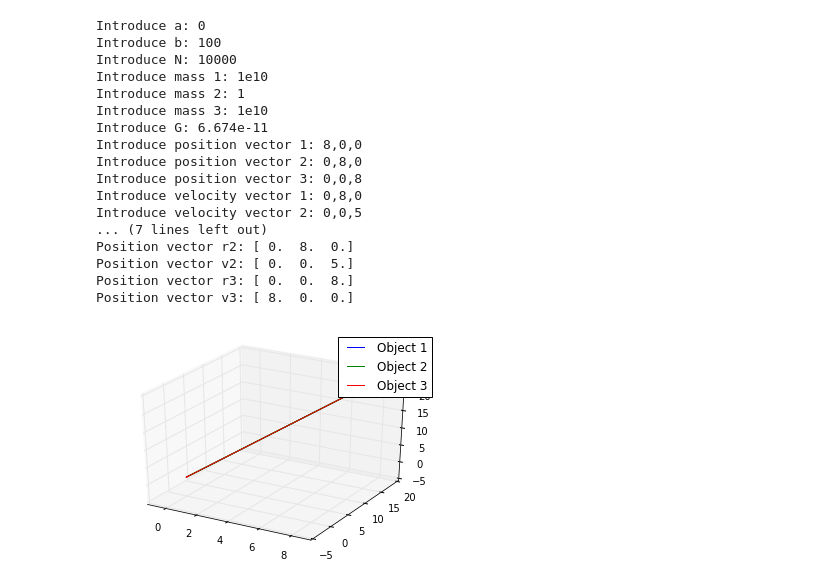
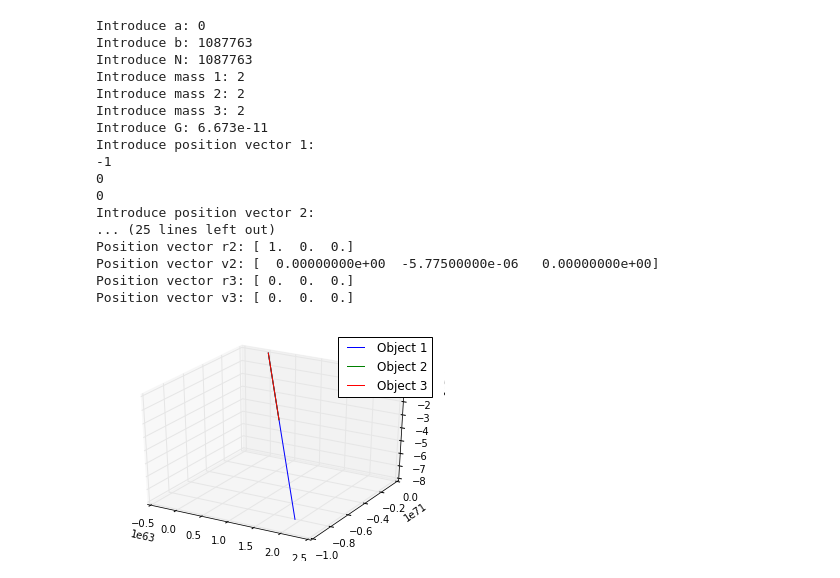
Before and after one commit to RodolfoFerro/diego.andrade, a Jupyter notebook: 3-body problem/Diego.ipynb, the cells around one changed output. Cells and saved outputs as stored; diff of their text form; code cells hidden in the pictures.

```diff
--- a/3-body problem/Diego.ipynb
+++ b/3-body problem/Diego.ipynb
@@ -17,18 +17,18 @@ G = float(input("Introduce G: "))
 # Vectors input:
 r = []
 v = []
-temp = list(input("Introduce position vector 1: "))
-r.append(np.array([float(temp[i]) for i in range(len(temp)) if i%2 == 0]))
-temp = list(input("Introduce position vector 2: "))
-r.append(np.array([float(temp[i]) for i in range(len(temp)) if i%2 == 0]))
-temp = list(input("Introduce position vector 3: "))
-r.append(np.array([float(temp[i]) for i in range(len(temp)) if i%2 == 0]))
-temp = list(input("Introduce velocity vector 1: "))
-v.append(np.array([float(temp[i]) for i in range(len(temp)) if i%2 == 0]))
-temp = list(input("Introduce velocity vector 2: "))
-v.append(np.array([float(temp[i]) for i in range(len(temp)) if i%2 == 0]))
-temp = list(input("Introduce velocity vector 3: "))
-v.append(np.array([float(temp[i]) for i in range(len(temp)) if i%2 == 0]))
+print("Introduce position vector 1:")
+r.append(np.array([float(input()) for i in range(3)]))
+print("Introduce position vector 2:")
+r.append(np.array([float(input()) for i in range(3)]))
+print("Introduce position vector 3:")
+r.append(np.array([float(input()) for i in range(3)]))
+print("Introduce velocity vector 1:")
+v.append(np.array([float(input()) for i in range(3)]))
+print("Introduce velocity vector 2:")
+v.append(np.array([float(input()) for i in range(3)]))
+print("Introduce velocity vector 3:")
+v.append(np.array([float(input()) for i in range(3)]))
 
 r = np.array(r)
 v = np.array(v)
@@ -48,19 +48,19 @@ for i in range(3):
     print("Position vector v{}: {}".format(i+1, v[i]))
 # %% [output]
 Introduce a: 0
-Introduce b: 100
-Introduce N: 10000
-Introduce mass 1: 1e10
-Introduce mass 2: 1
-Introduce mass 3: 1e10
-Introduce G: 6.674e-11
-Introduce position vector 1: 8,0,0
-Introduce position vector 2: 0,8,0
-Introduce position vector 3: 0,0,8
-Introduce velocity vector 1: 0,8,0
-Introduce velocity vector 2: 0,0,5
-... (7 lines left out)
-Position vector r2: [ 0.  8.  0.]
-Position vector v2: [ 0.  0.  5.]
-Position vector r3: [ 0.  0.  8.]
-Position vector v3: [ 8.  0.  0.]
+Introduce b: 1087763
+Introduce N: 1087763
+Introduce mass 1: 2
+Introduce mass 2: 2
+Introduce mass 3: 2
+Introduce G: 6.673e-11
+Introduce position vector 1:
+-1
+0
+0
+Introduce position vector 2:
+... (25 lines left out)
+Position vector r2: [ 1.  0.  0.]
+Position vector v2: [  0.00000000e+00  -5.77500000e-06   0.00000000e+00]
+Position vector r3: [ 0.  0.  0.]
+Position vector v3: [ 0.  0.  0.]
@@ -179,5 +67,5 @@ Position vector v3: [ 8.  0.  0.]
 # %%
 def f(r1, r2, r3, m2, m3):
-    return G * ((m2 * (r1 - r2) / np.linalg.norm((r1 - r2))**3) + (m3 * (r1 - r3) / np.linalg.norm((r1 - r3))**3))
+    return -G * ((m2 * (r1 - r2) / np.linalg.norm((r1 - r2))**3) + (m3 * (r1 - r3) / np.linalg.norm((r1 - r3))**3))
 # %%
 def Runge_Kutta(f, r, v):
@@ -322,14 +210,14 @@ R, V = Runge_Kutta(f, r, v)
 # %%
 from mpl_toolkits.mplot3d import Axes3D
 fig = plt.figure()
 ax = fig.add_subplot(111, projection='3d')
-ax.plot(R[0,0], R[0,1], R[0,2], label='Object 1')
-ax.plot(R[1,0], R[1,1], R[1,2], label='Object 2')
-ax.plot(R[2,0], R[2,1], R[2,2], label='Object 3')
+ax.plot(R[0,:,0], R[0,:,1], R[0,:,2], label='Object 1')
+ax.plot(R[1,:,0], R[1,:,1], R[1,:,2], label='Object 2')
+ax.plot(R[2,:,0], R[2,:,1], R[2,:,2], label='Object 3')
 ax.legend()
 plt.show()
 # %% [output]
-[figure, old version]
+[figure, new version]
 # %%
 r1 = open("obj1.txt", "w")
 for i in range(len(R[0])):
```
Also changed, not shown: parts of 3 cells of this notebook, 6 other files.
